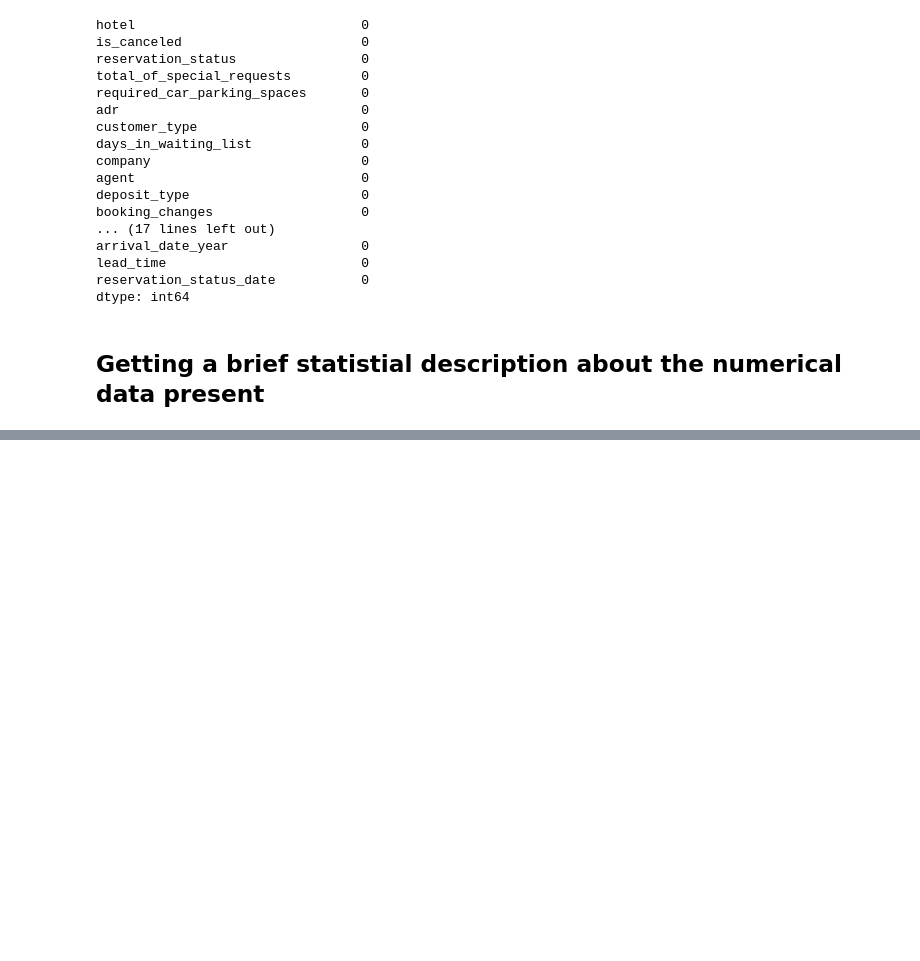
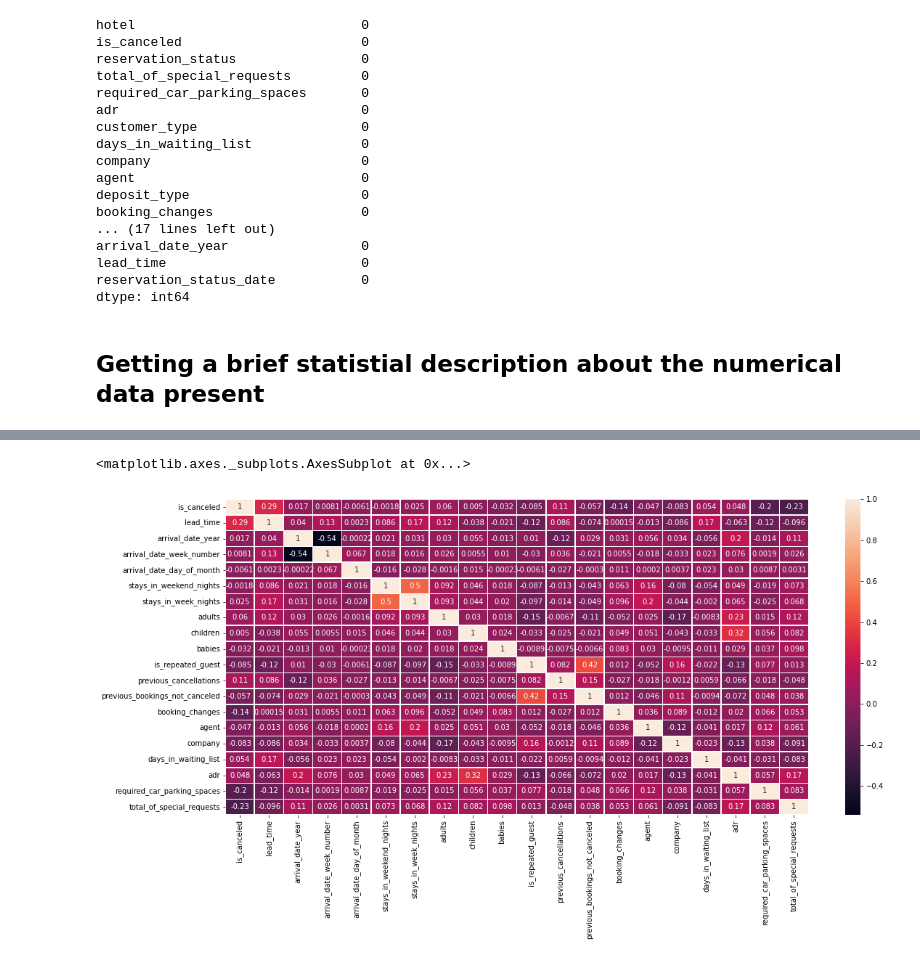
Before and after one commit to priyadarshani17/EDA-project-on-hotel-booking-, a Jupyter notebook: Hotel_Booking_Analysis_Capstone_Project.ipynb, the cells around one changed output, grey strips where cells are left out. Saved outputs shown, nothing was run; the diff lists cells and outputs as text; code cells hidden in the pictures; blank space fills up the shorter version.

```diff
--- a/Hotel_Booking_Analysis_Capstone_Project.ipynb
+++ b/Hotel_Booking_Analysis_Capstone_Project.ipynb
@@ -190,0 +250,3 @@ df_hotel.describe()
+# %%
+correl = df_hotel.corr()
+correl
@@ -190,0 +271,7 @@ df_hotel.describe()
+# %%
+#Plotting the correlational heatmap using seaborn
+plt.figure(figsize=(18,8))
+sns.heatmap(correl, annot = True, linewidths = 0.5)
+# %% [output]
+<matplotlib.axes._subplots.AxesSubplot at 0x...>
+[figure, added]
```
Also changed, not shown: parts of 39 cells of this notebook.
